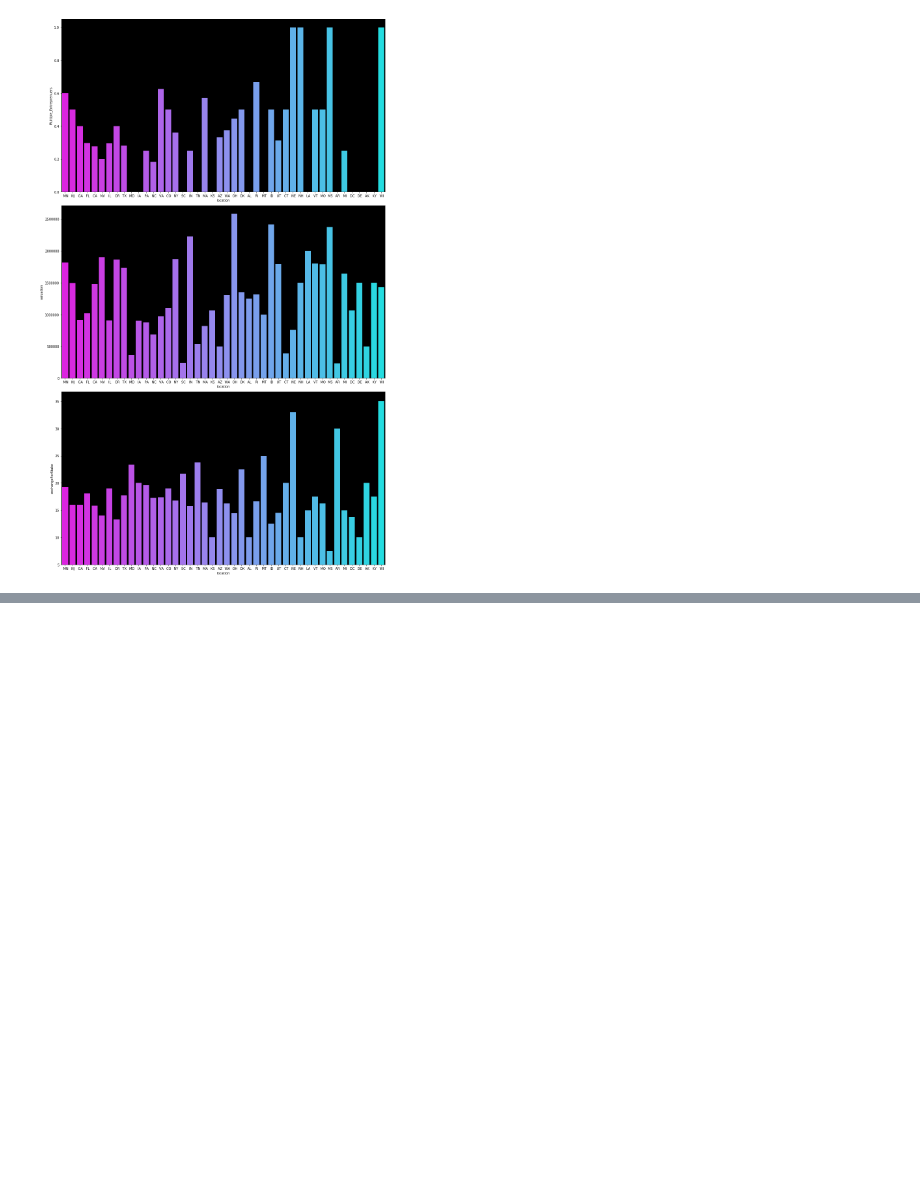
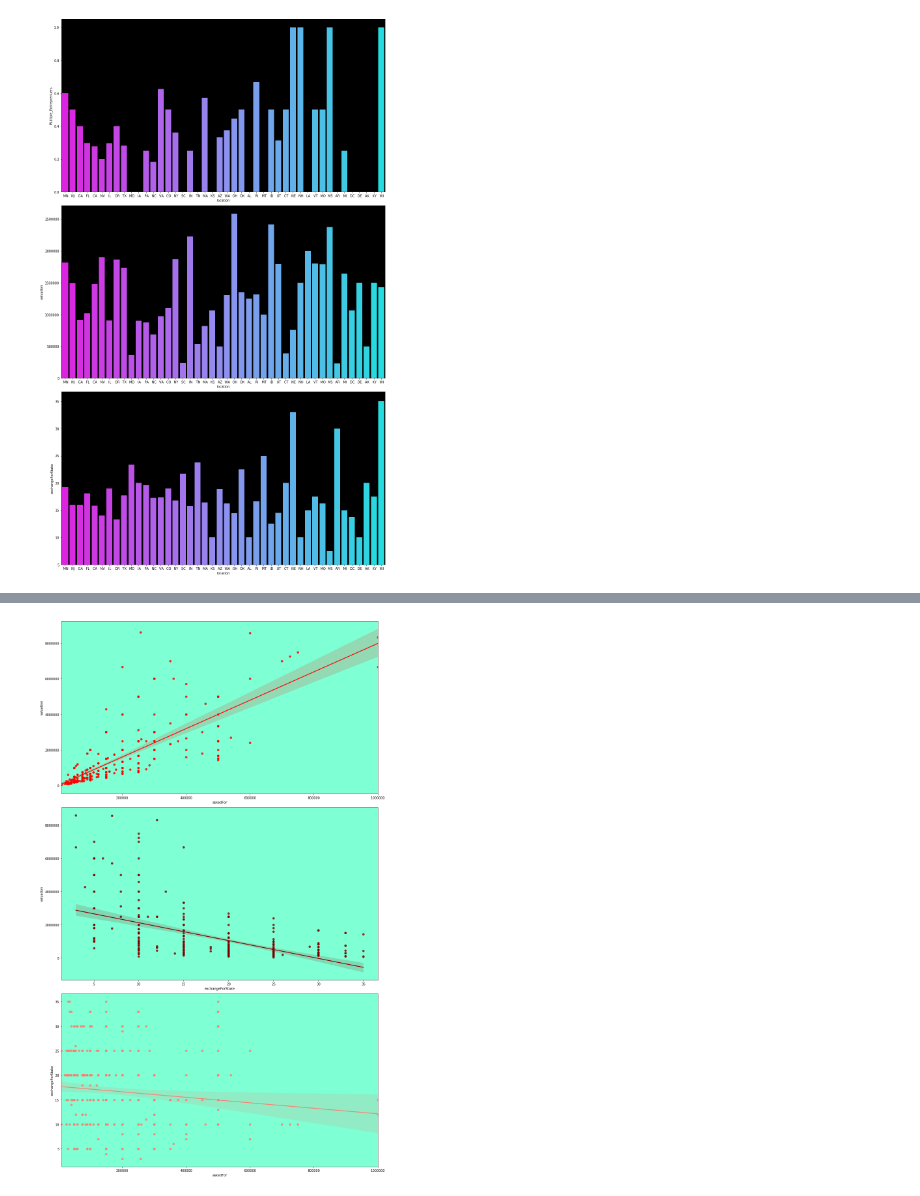
Before and after one commit to ArielJosephCohen/shark_tank, a Jupyter notebook: EDA.ipynb, the cells around one changed output, grey strips where cells are left out. Saved outputs shown, nothing was run; the diff lists cells and outputs as text; code cells hidden in the pictures; blank space fills up the shorter version.

```diff
--- a/EDA.ipynb
+++ b/EDA.ipynb
@@ -658,0 +702,20 @@ with sns.axes_style({'axes.facecolor':'k'}):
+# %%
+with sns.axes_style({'axes.facecolor':'aquamarine'}):
+
+    plt.figure(figsize=(15,24))
+
+    plt.subplot(3,1,1)
+    sns.regplot(df.askedFor,df.valuation,color='red')
+    plt.tight_layout()
+
+    plt.subplot(3,1,2)
+    sns.regplot(df.exchangeForStake,df.valuation,color='maroon')
+    plt.tight_layout()
+
+    plt.subplot(3,1,3)
+    sns.regplot(df.askedFor,df.exchangeForStake,color='salmon')
+    plt.tight_layout()
+
+    plt.show()
+# %% [output]
+[figure, added]
```
Also changed, not shown: parts of 2 cells of this notebook.
